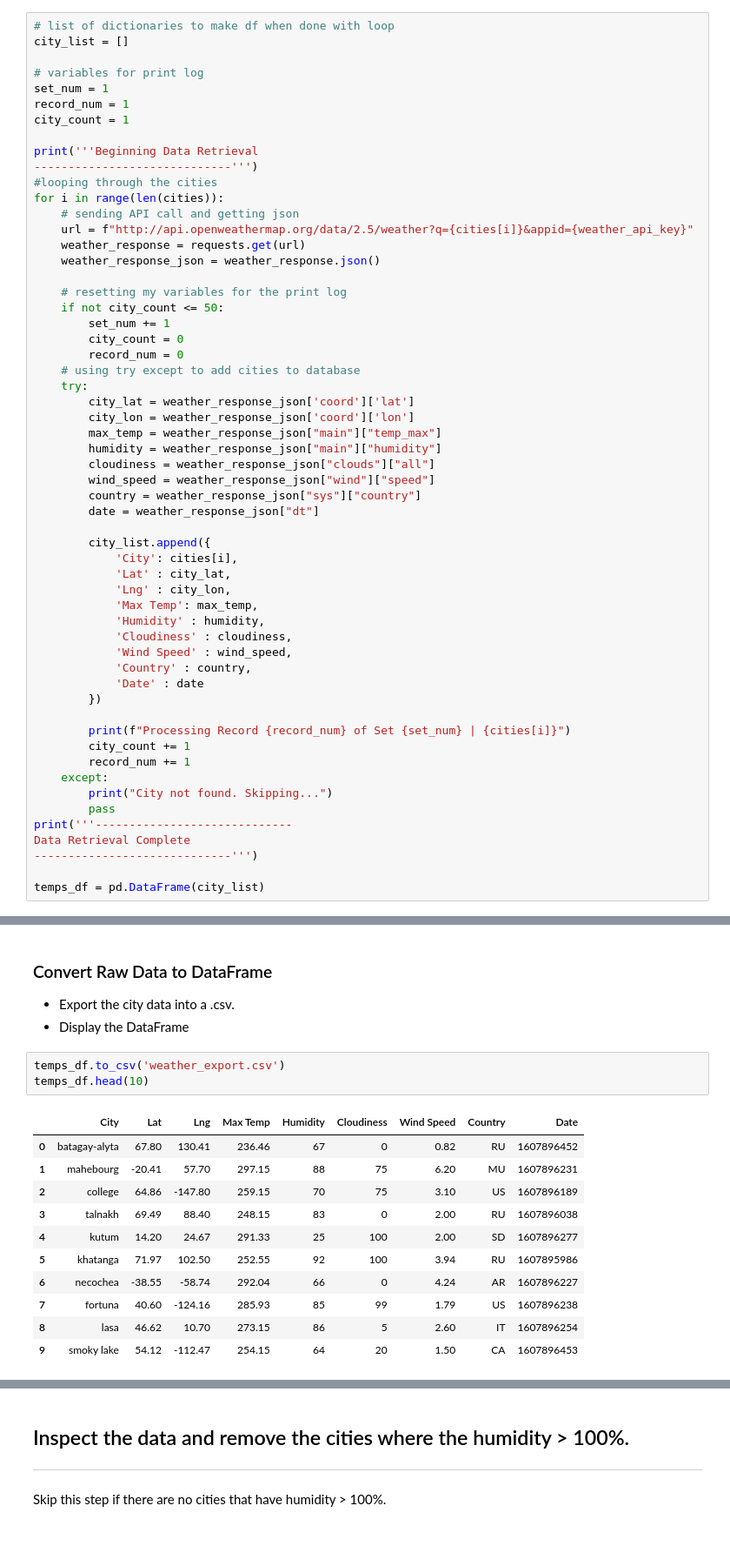
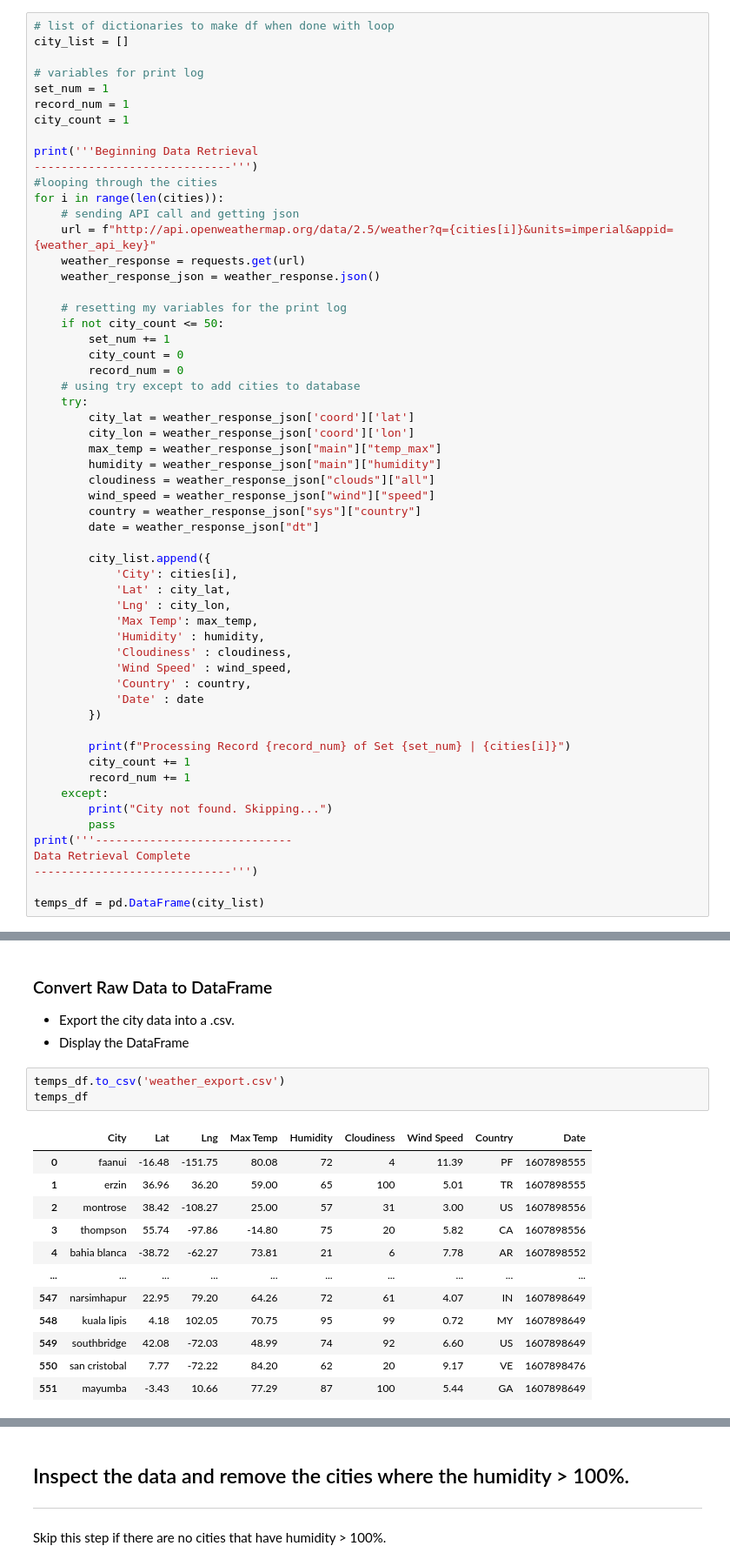
Before and after one commit to marybellavia/python-api-challenge, a Jupyter notebook: starter_code/WeatherPy.ipynb, the cells around one changed output, grey strips where cells are left out. Shown at 87% size. Cells and saved outputs as stored; diff of their text form; blank space fills up the shorter version.

```diff
--- a/starter_code/WeatherPy.ipynb
+++ b/starter_code/WeatherPy.ipynb
@@ -68,7 +68,7 @@ print('''Beginning Data Retrieval
 #looping through the cities
 for i in range(len(cities)):
     # sending API call and getting json
-    url = f"http://api.openweathermap.org/data/2.5/weather?q={cities[i]}&appid={weather_api_key}"
+    url = f"http://api.openweathermap.org/data/2.5/weather?q={cities[i]}&units=imperial&appid={weather_api_key}"
     weather_response = requests.get(url)
     weather_response_json = weather_response.json()
 
@@ -135,16 +135,17 @@ Data Retrieval Complete
 * Display the DataFrame
 # %%
 temps_df.to_csv('weather_export.csv')
-temps_df.head(10)
+temps_df
 # %% [output]
 |  | City | Lat | Lng | Max Temp | Humidity | Cloudiness | Wind Speed | Country | Date |
-| 0 | batagay-alyta | 67.80 | 130.41 | 236.46 | 67 | 0 | 0.82 | RU | 1607896452 |
-| 1 | mahebourg | -20.41 | 57.70 | 297.15 | 88 | 75 | 6.20 | MU | 1607896231 |
-| 2 | college | 64.86 | -147.80 | 259.15 | 70 | 75 | 3.10 | US | 1607896189 |
-| 3 | talnakh | 69.49 | 88.40 | 248.15 | 83 | 0 | 2.00 | RU | 1607896038 |
-| 4 | kutum | 14.20 | 24.67 | 291.33 | 25 | 100 | 2.00 | SD | 1607896277 |
-| 5 | khatanga | 71.97 | 102.50 | 252.55 | 92 | 100 | 3.94 | RU | 1607895986 |
-| 6 | necochea | -38.55 | -58.74 | 292.04 | 66 | 0 | 4.24 | AR | 1607896227 |
-| 7 | fortuna | 40.60 | -124.16 | 285.93 | 85 | 99 | 1.79 | US | 1607896238 |
-| 8 | lasa | 46.62 | 10.70 | 273.15 | 86 | 5 | 2.60 | IT | 1607896254 |
-| 9 | smoky lake | 54.12 | -112.47 | 254.15 | 64 | 20 | 1.50 | CA | 1607896453 |
+| 0 | faanui | -16.48 | -151.75 | 80.08 | 72 | 4 | 11.39 | PF | 1607898555 |
+| 1 | erzin | 36.96 | 36.20 | 59.00 | 65 | 100 | 5.01 | TR | 1607898555 |
+| 2 | montrose | 38.42 | -108.27 | 25.00 | 57 | 31 | 3.00 | US | 1607898556 |
+| 3 | thompson | 55.74 | -97.86 | -14.80 | 75 | 20 | 5.82 | CA | 1607898556 |
+| 4 | bahia blanca | -38.72 | -62.27 | 73.81 | 21 | 6 | 7.78 | AR | 1607898552 |
+| ... | ... | ... | ... | ... | ... | ... | ... | ... | ... |
+| 547 | narsimhapur | 22.95 | 79.20 | 64.26 | 72 | 61 | 4.07 | IN | 1607898649 |
+| 548 | kuala lipis | 4.18 | 102.05 | 70.75 | 95 | 99 | 0.72 | MY | 1607898649 |
+| 549 | southbridge | 42.08 | -72.03 | 48.99 | 74 | 92 | 6.60 | US | 1607898649 |
+| 550 | san cristobal | 7.77 | -72.22 | 84.20 | 62 | 20 | 9.17 | VE | 1607898476 |
+| 551 | mayumba | -3.43 | 10.66 | 77.29 | 87 | 100 | 5.44 | GA | 1607898649 |
```
Also changed, not shown: parts of 28 cells of this notebook, 13 other files.
